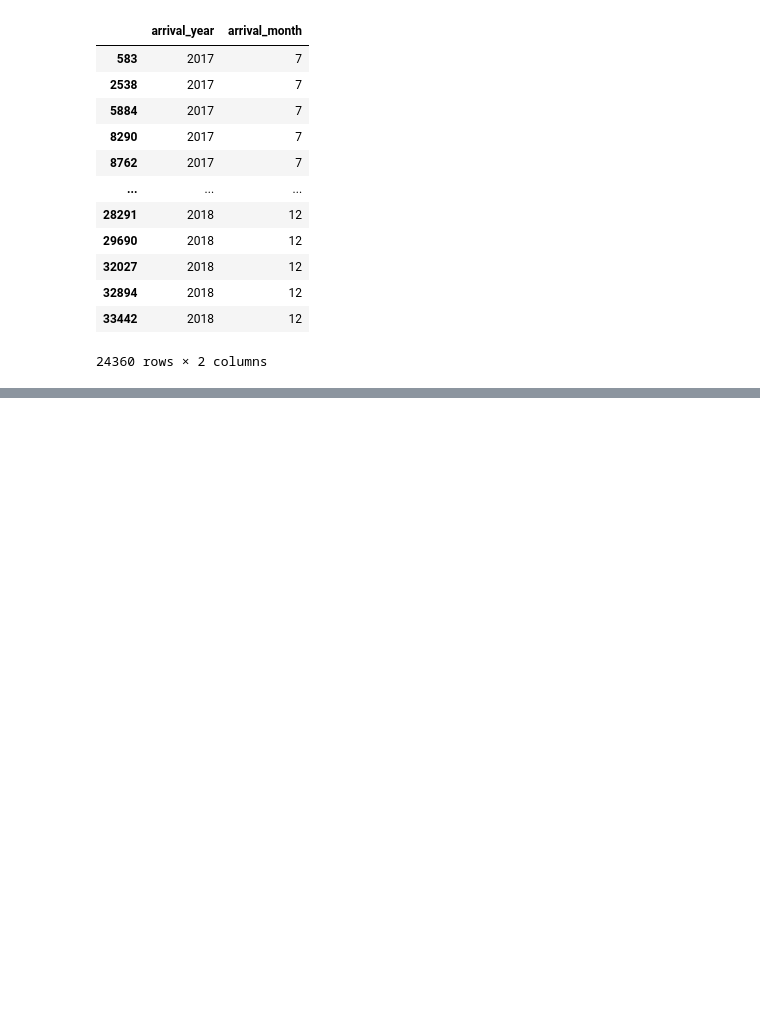
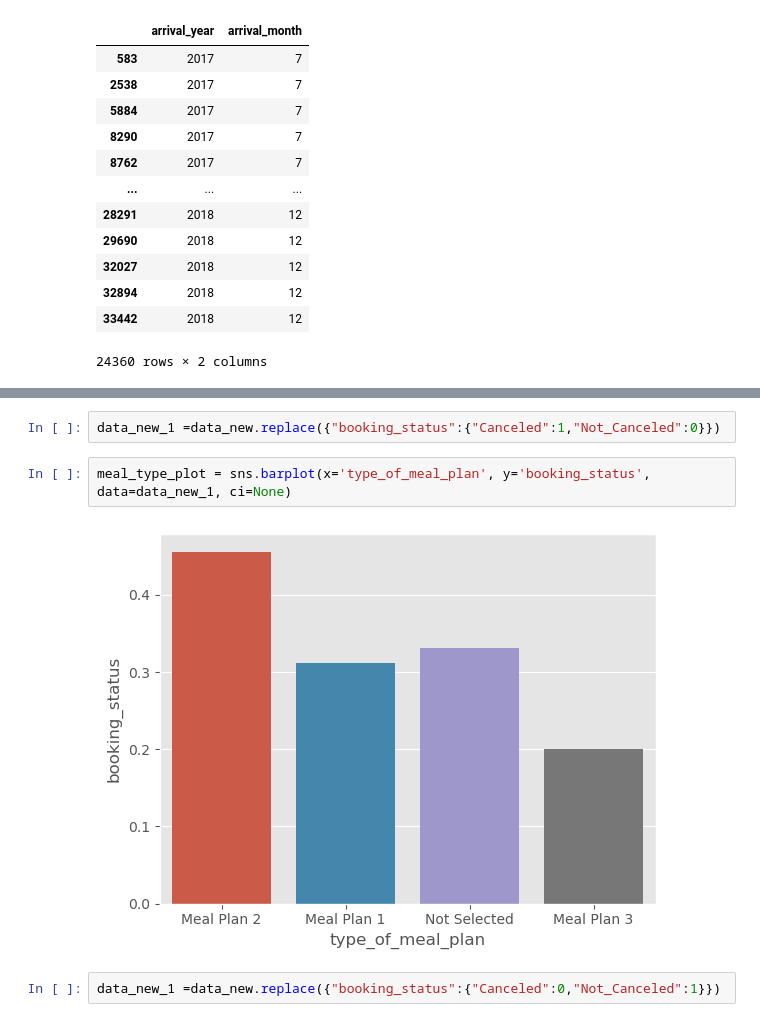
Before and after one commit to snairvasudev/Case-Study-CE880, a Jupyter notebook: CE880-Resit-March_Code.ipynb, the cells around one changed output, grey strips where cells are left out. Saved outputs shown, nothing was run; the diff lists cells and outputs as text; blank space fills up the shorter version.

```diff
--- a/CE880-Resit-March_Code.ipynb
+++ b/CE880-Resit-March_Code.ipynb
@@ -359,0 +423,8 @@ plt.show()
+# %%
+data_new_1 =data_new.replace({"booking_status":{"Canceled":1,"Not_Canceled":0}})
+# %%
+meal_type_plot = sns.barplot(x='type_of_meal_plan', y='booking_status', data=data_new_1, ci=None)
+# %% [output]
+[figure, added]
+# %%
+data_new_1 =data_new.replace({"booking_status":{"Canceled":0,"Not_Canceled":1}})
```
Also changed, not shown: parts of 38 cells of this notebook.
